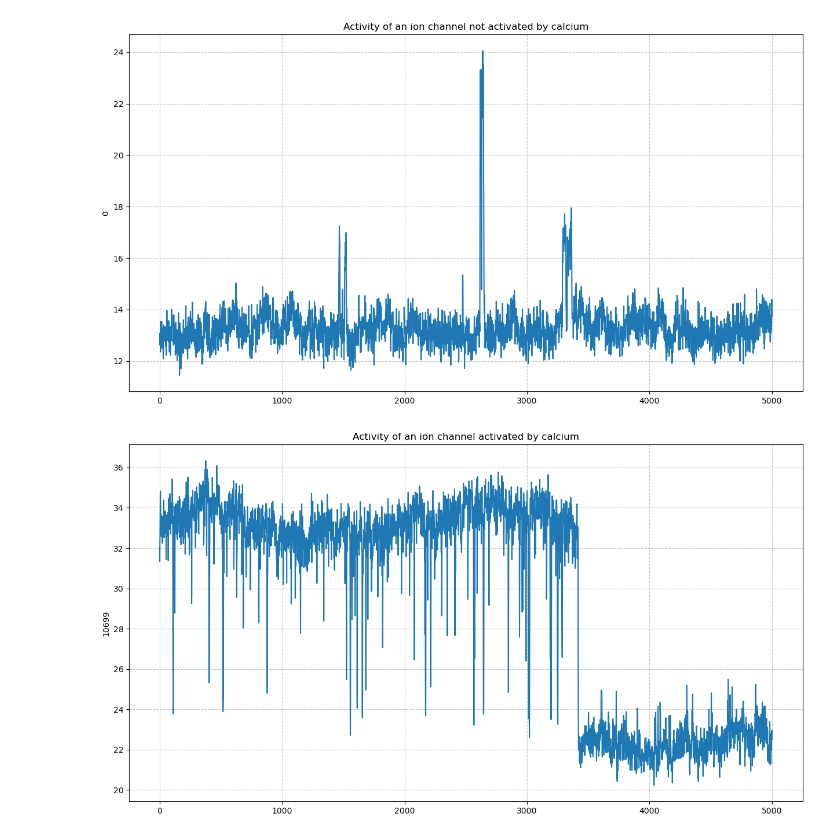
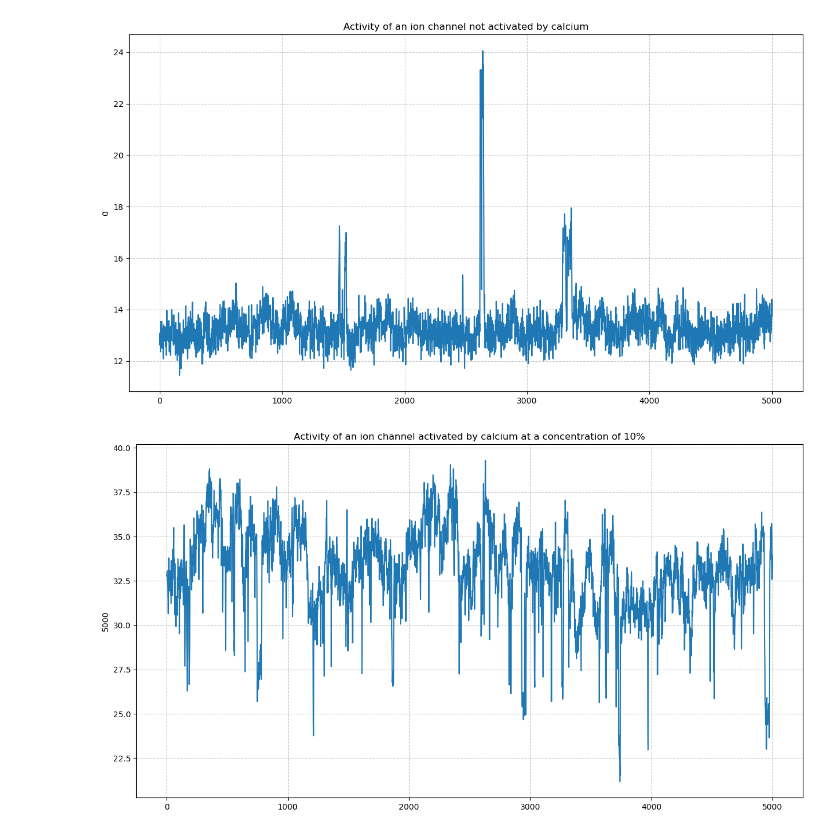
Before and after one commit to aleksanderbies/BK_channels_Quercetin_Calcium_Cellular_BD_Classification, a Jupyter notebook: dashboard.ipynb, the cells around one changed output. Drawn from its saved outputs; the diff is of its cells as text; code cells hidden in the pictures.

```diff
--- a/dashboard.ipynb
+++ b/dashboard.ipynb
@@ -35,8 +21,8 @@ draw_plot(df_calcium_clf.loc[0][0:5000],
           'Activity of an ion channel not activated by calcium')
 # %% [output]
 [figure]
-# %%
-draw_plot(df_calcium_clf.loc[df_calcium_clf.shape[0]-1][0:5000],
-          'Activity of an ion channel activated by calcium')
-# %% [output]
-[figure, removed]
+# %%
+draw_plot(df_calcium_concentration_clf.loc[5000][0:5000],
+          'Activity of an ion channel activated by calcium at a concentration of 10%')
+# %% [output]
+[figure, added]
```
Also changed, not shown: parts of 11 cells of this notebook, 14 other files.
